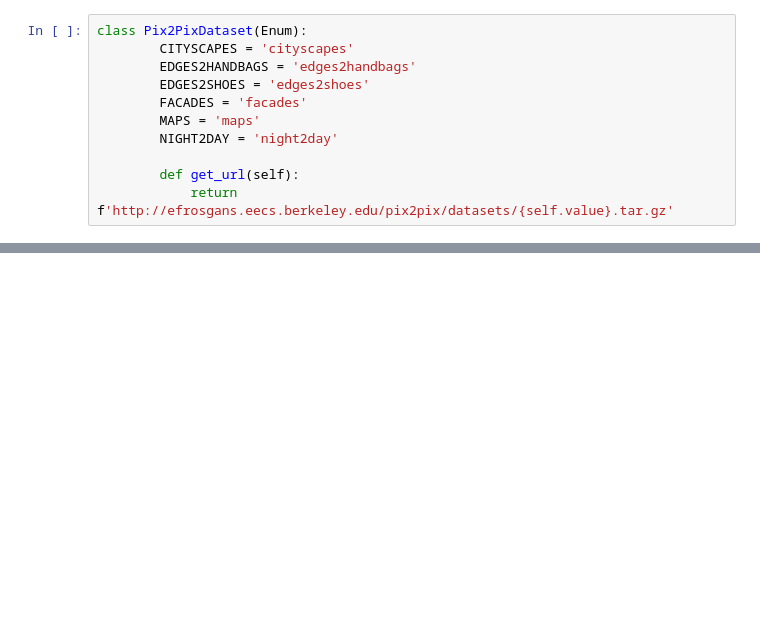
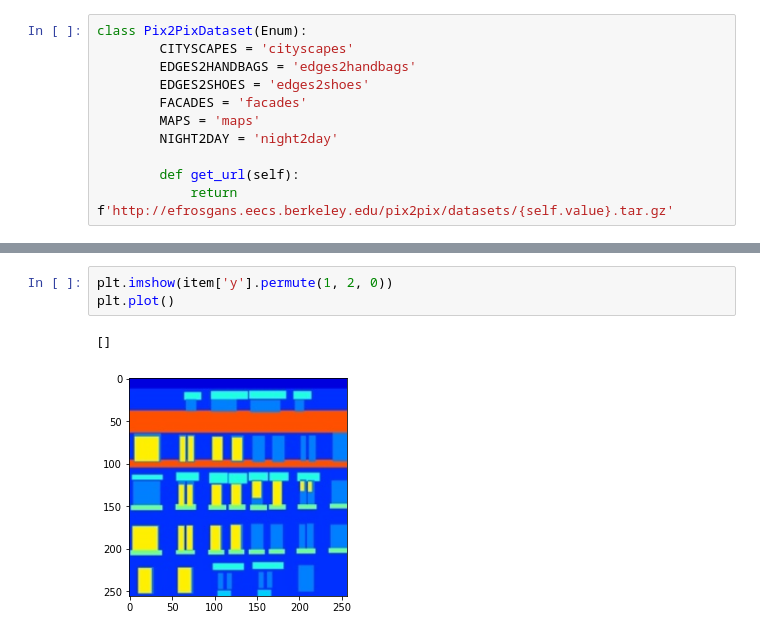
Before and after one commit to marijal74/ml_pix2pix, a Jupyter notebook: process_data.ipynb, the cells around one changed output, grey strips where cells are left out. Cells and saved outputs as stored; diff of their text form; blank space fills up the shorter version.

```diff
--- a/process_data.ipynb
+++ b/process_data.ipynb
@@ -85,0 +98,6 @@ class ImageDataset(Dataset):
+# %%
+plt.imshow(item['y'].permute(1, 2, 0))
+plt.plot()
+# %% [output]
+[]
+[figure, added]
```
Also changed, not shown: parts of 5 cells of this notebook.
